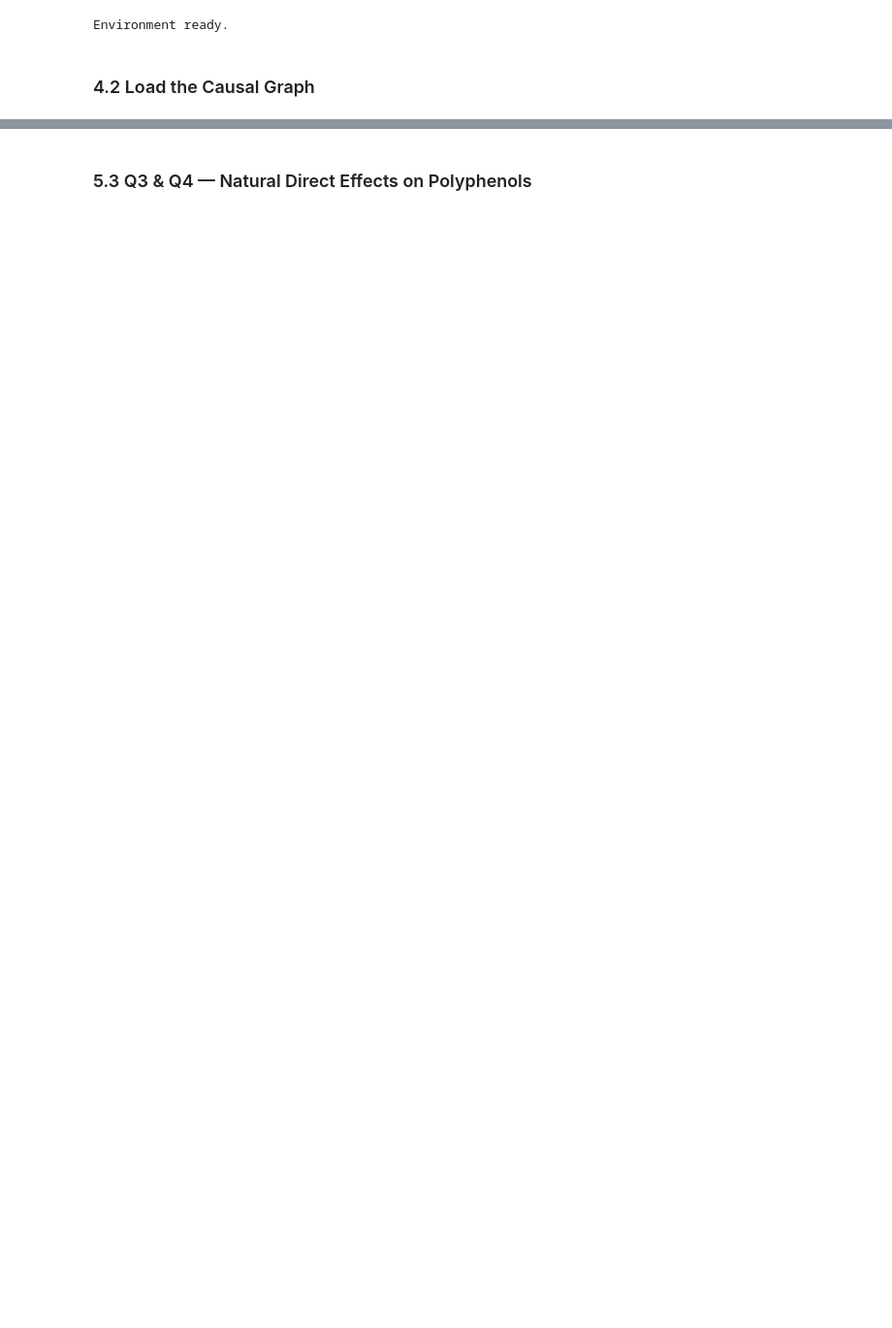
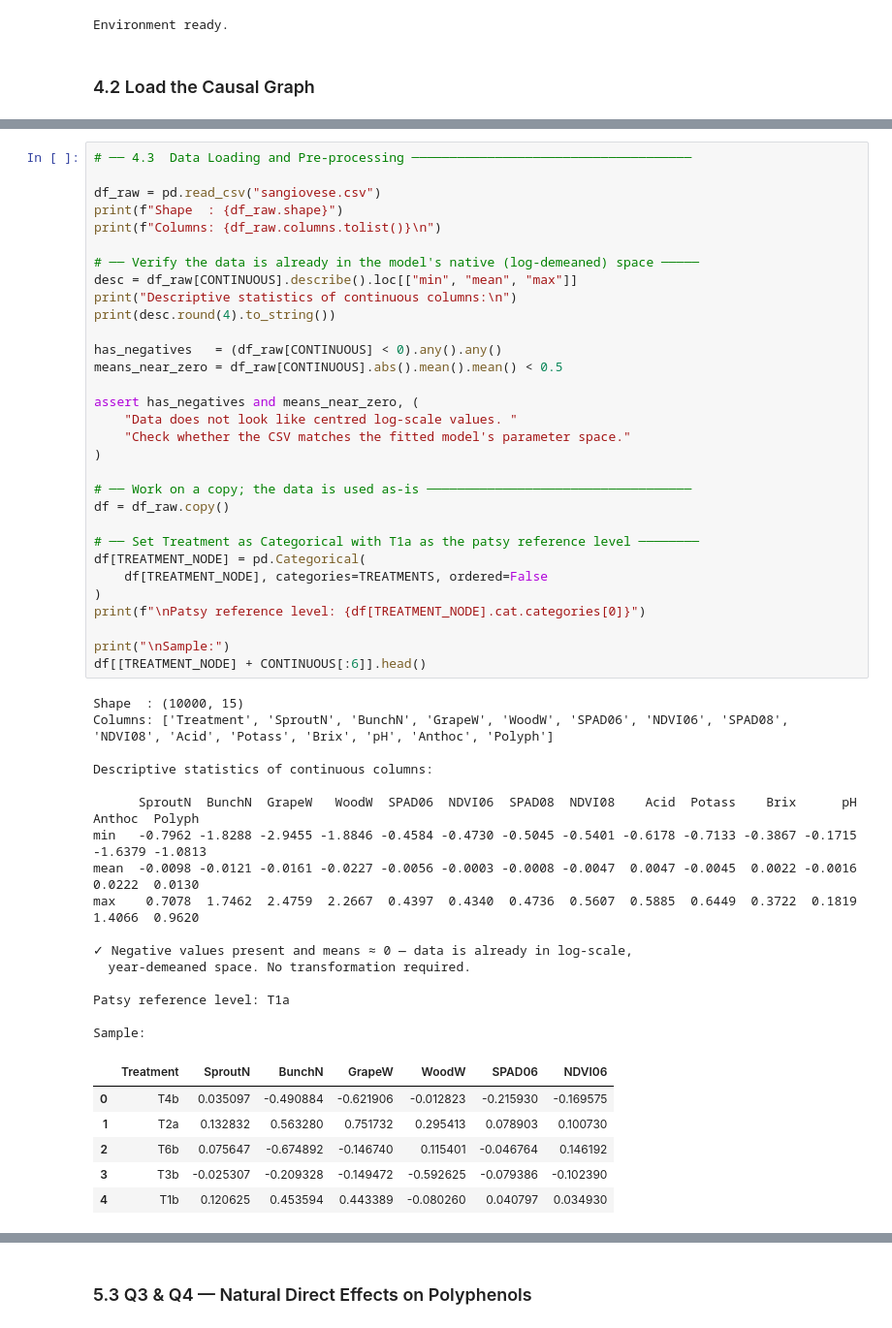
Before and after one commit to FRA-0023/Causal-Networks, a Jupyter notebook: notebooks/Sangiovese.ipynb, the cells around one changed output, grey strips where cells are left out. Shown at 97% size. Saved outputs shown, nothing was run; the diff lists cells and outputs as text; blank space fills up the shorter version.

```diff
--- a/notebooks/Sangiovese.ipynb
+++ b/notebooks/Sangiovese.ipynb
@@ -751,0 +606,54 @@ independent OLS regression for each node on its DAG parents. The four outputs ar
+# %%
+# ── 4.3  Data Loading and Pre-processing ─────────────────────────────────────
+
+df_raw = pd.read_csv("sangiovese.csv")
+print(f"Shape  : {df_raw.shape}")
+print(f"Columns: {df_raw.columns.tolist()}\n")
+
+# ── Verify the data is already in the model's native (log-demeaned) space ─────
+desc = df_raw[CONTINUOUS].describe().loc[["min", "mean", "max"]]
+print("Descriptive statistics of continuous columns:\n")
+print(desc.round(4).to_string())
+
+has_negatives   = (df_raw[CONTINUOUS] < 0).any().any()
+means_near_zero = df_raw[CONTINUOUS].abs().mean().mean() < 0.5
+
+assert has_negatives and means_near_zero, (
+    "Data does not look like centred log-scale values. "
+    "Check whether the CSV matches the fitted model's parameter space."
+)
+
+# ── Work on a copy; the data is used as-is ───────────────────────────────────
+df = df_raw.copy()
+
+# ── Set Treatment as Categorical with T1a as the patsy reference level ────────
+df[TREATMENT_NODE] = pd.Categorical(
+    df[TREATMENT_NODE], categories=TREATMENTS, ordered=False
+)
+print(f"\nPatsy reference level: {df[TREATMENT_NODE].cat.categories[0]}")
+
+print("\nSample:")
+df[[TREATMENT_NODE] + CONTINUOUS[:6]].head()
+# %% [output]
+Shape  : (10000, 15)
+Columns: ['Treatment', 'SproutN', 'BunchN', 'GrapeW', 'WoodW', 'SPAD06', 'NDVI06', 'SPAD08', 'NDVI08', 'Acid', 'Potass', 'Brix', 'pH', 'Anthoc', 'Polyph']
+
+Descriptive statistics of continuous columns:
+
+      SproutN  BunchN  GrapeW   WoodW  SPAD06  NDVI06  SPAD08  NDVI08    Acid  Potass    Brix      pH  Anthoc  Polyph
+min   -0.7962 -1.8288 -2.9455 -1.8846 -0.4584 -0.4730 -0.5045 -0.5401 -0.6178 -0.7133 -0.3867 -0.1715 -1.6379 -1.0813
+mean  -0.0098 -0.0121 -0.0161 -0.0227 -0.0056 -0.0003 -0.0008 -0.0047  0.0047 -0.0045  0.0022 -0.0016  0.0222  0.0130
+max    0.7078  1.7462  2.4759  2.2667  0.4397  0.4340  0.4736  0.5607  0.5885  0.6449  0.3722  0.1819  1.4066  0.9620
+
+✓ Negative values present and means ≈ 0 — data is already in log-scale,
+  year-demeaned space. No transformation required.
+
+Patsy reference level: T1a
+
+Sample:
+|  | Treatment | SproutN | BunchN | GrapeW | WoodW | SPAD06 | NDVI06 |
+| 0 | T4b | 0.035097 | -0.490884 | -0.621906 | -0.012823 | -0.215930 | -0.169575 |
+| 1 | T2a | 0.132832 | 0.563280 | 0.751732 | 0.295413 | 0.078903 | 0.100730 |
+| 2 | T6b | 0.075647 | -0.674892 | -0.146740 | 0.115401 | -0.046764 | 0.146192 |
+| 3 | T3b | -0.025307 | -0.209328 | -0.149472 | -0.592625 | -0.079386 | -0.102390 |
+| 4 | T1b | 0.120625 | 0.453594 | 0.443389 | -0.080260 | 0.040797 | 0.034930 |
```
Also changed, not shown: parts of 43 cells of this notebook.
